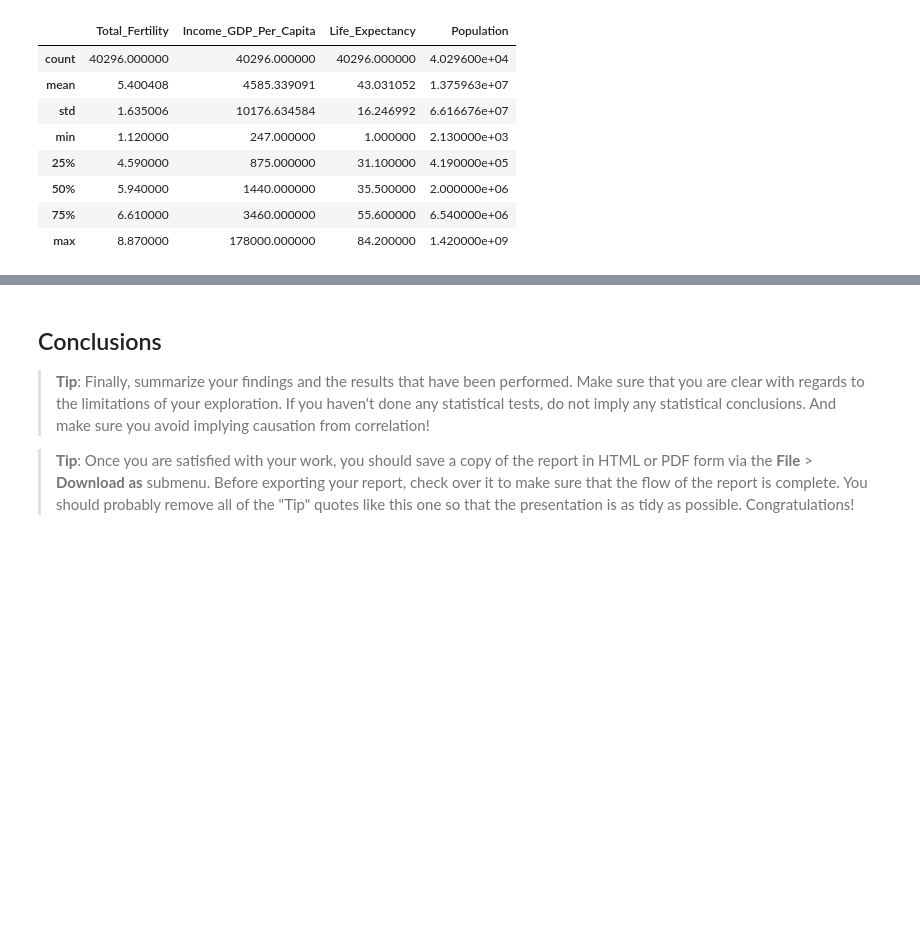
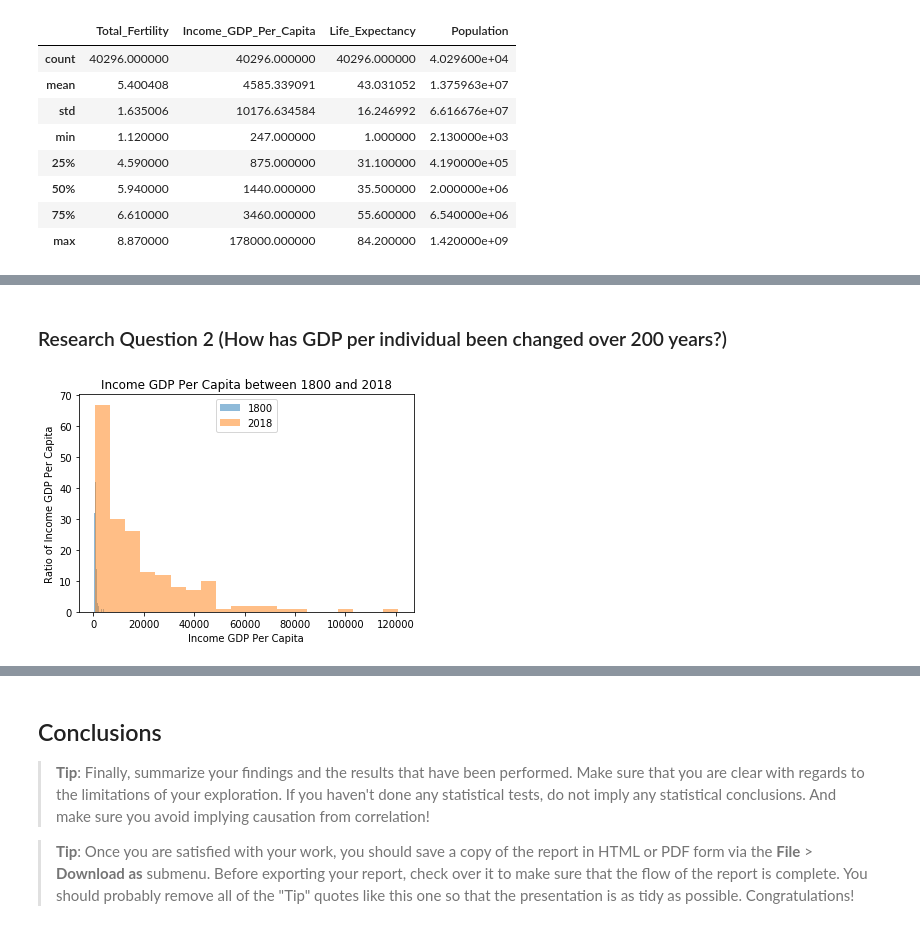
Before and after one commit to Rapter1990/Udacity-Data-Analyst-Nanodegree, a Jupyter notebook: P2_Investigate_A_Dataset/investigate-a-dataset-template.ipynb, the cells around one changed output, grey strips where cells are left out. Drawn from its saved outputs; the diff is of its cells as text; code cells hidden in the pictures; blank space fills up the shorter version.

```diff
--- a/P2_Investigate_A_Dataset/investigate-a-dataset-template.ipynb
+++ b/P2_Investigate_A_Dataset/investigate-a-dataset-template.ipynb
@@ -730,0 +792,15 @@ trend_df.to_csv('trend_df.csv', index=False)
+# %% [markdown]
+### Research Question 2  (How has GDP per individual been changed over 200 years?)
+# %%
+# Continue to explore the data to address your additional research
+#   questions. Add more headers as needed if you have more questions to
+#   investigate.
+plt.hist(trend_df_1800["Income_GDP_Per_Capita"], bins=20, alpha=0.5, label='1800')
+plt.hist(trend_df_2018["Income_GDP_Per_Capita"], bins=20, alpha=0.5, label='2018')
+plt.title("Income GDP Per Capita between 1800 and 2018")
+plt.xlabel("Income GDP Per Capita")
+plt.ylabel('Ratio of Income GDP Per Capita')
+plt.legend(loc='upper center')
+plt.show()
+# %% [output]
+[figure, added]
```
Also changed, not shown: parts of 67 cells of this notebook.
